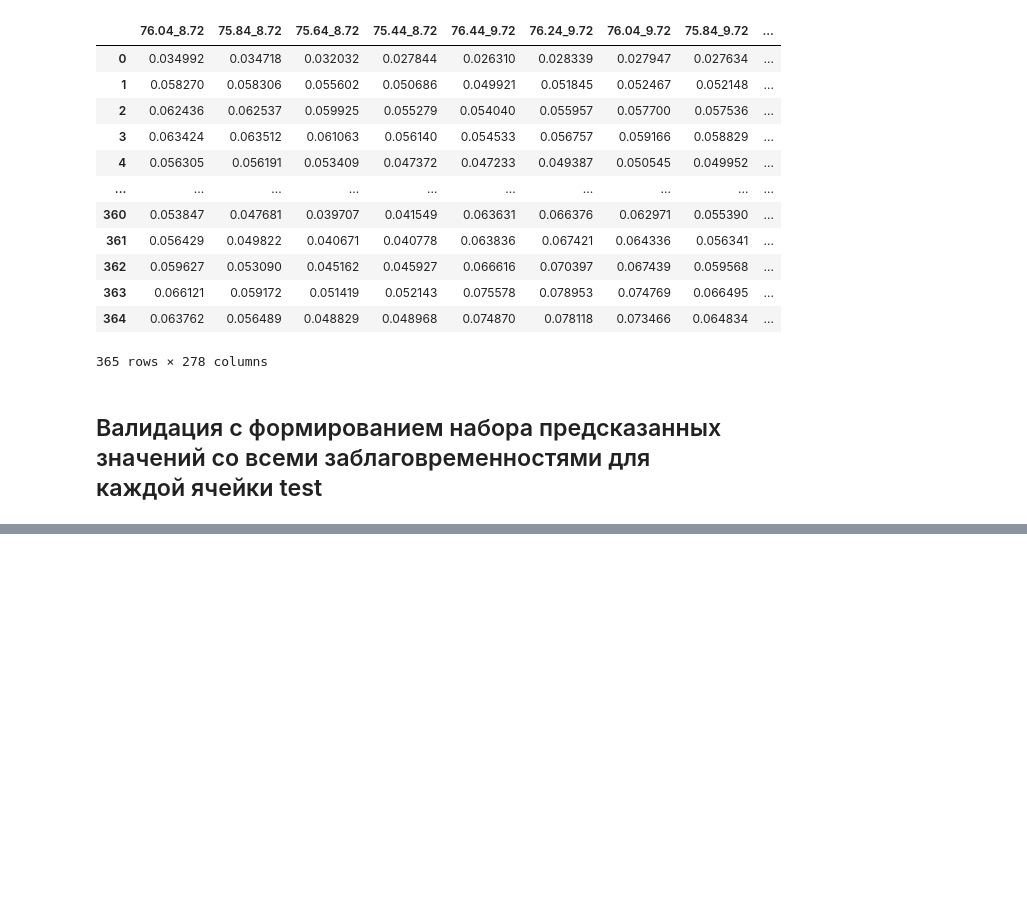
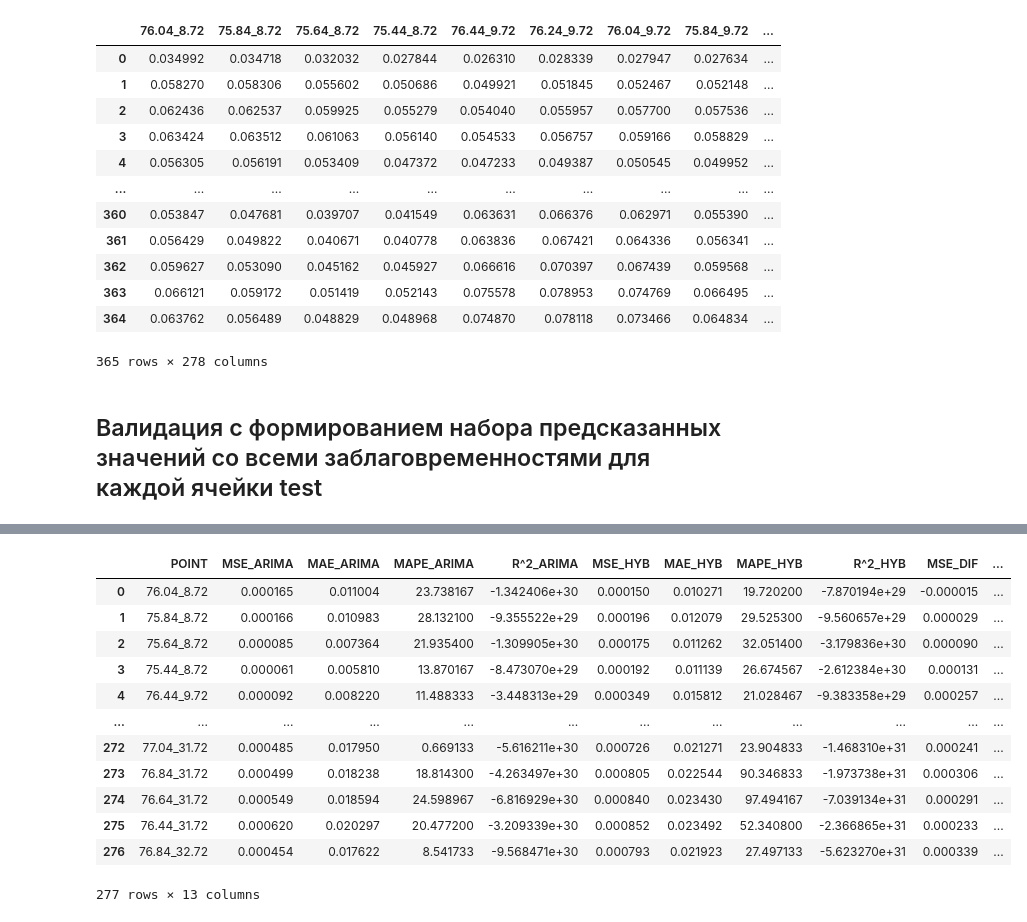
Before and after one commit to ChrisLisbon/ITMO_master_degree_classes, a Jupyter notebook: Research_work(NEMO)/2.2_grid_validation.ipynb, the cells around one changed output, grey strips where cells are left out. Drawn from its saved outputs; the diff is of its cells as text; code cells hidden in the pictures; blank space fills up the shorter version.

```diff
--- a/Research_work(NEMO)/2.2_grid_validation.ipynb
+++ b/Research_work(NEMO)/2.2_grid_validation.ipynb
@@ -175,0 +205,20 @@ errors_df
+# %%
+errors_df['MSE_DIF']=abs(errors_df['MSE_HYB'])-abs(errors_df['MSE_ARIMA'])
+errors_df['MAE_DIF']=abs(errors_df['MAE_HYB'])-abs(errors_df['MAE_ARIMA'])
+errors_df['MAPE_DIF']=abs(errors_df['MAPE_HYB'])-abs(errors_df['MAPE_ARIMA'])
+errors_df['R^2_DIF']=abs(errors_df['R^2_HYB'])-abs(errors_df['R^2_ARIMA'])
+errors_df
+# %% [output]
+|  | POINT | MSE_ARIMA | MAE_ARIMA | MAPE_ARIMA | R^2_ARIMA | MSE_HYB | MAE_HYB | MAPE_HYB | R^2_HYB | MSE_DIF | ... |
+| 0 | 76.04_8.72 | 0.000165 | 0.011004 | 23.738167 | -1.342406e+30 | 0.000150 | 0.010271 | 19.720200 | -7.870194e+29 | -0.000015 | ... |
+| 1 | 75.84_8.72 | 0.000166 | 0.010983 | 28.132100 | -9.355522e+29 | 0.000196 | 0.012079 | 29.525300 | -9.560657e+29 | 0.000029 | ... |
+| 2 | 75.64_8.72 | 0.000085 | 0.007364 | 21.935400 | -1.309905e+30 | 0.000175 | 0.011262 | 32.051400 | -3.179836e+30 | 0.000090 | ... |
+| 3 | 75.44_8.72 | 0.000061 | 0.005810 | 13.870167 | -8.473070e+29 | 0.000192 | 0.011139 | 26.674567 | -2.612384e+30 | 0.000131 | ... |
+| 4 | 76.44_9.72 | 0.000092 | 0.008220 | 11.488333 | -3.448313e+29 | 0.000349 | 0.015812 | 21.028467 | -9.383358e+29 | 0.000257 | ... |
+| ... | ... | ... | ... | ... | ... | ... | ... | ... | ... | ... | ... |
+| 272 | 77.04_31.72 | 0.000485 | 0.017950 | 0.669133 | -5.616211e+30 | 0.000726 | 0.021271 | 23.904833 | -1.468310e+31 | 0.000241 | ... |
+| 273 | 76.84_31.72 | 0.000499 | 0.018238 | 18.814300 | -4.263497e+30 | 0.000805 | 0.022544 | 90.346833 | -1.973738e+31 | 0.000306 | ... |
+| 274 | 76.64_31.72 | 0.000549 | 0.018594 | 24.598967 | -6.816929e+30 | 0.000840 | 0.023430 | 97.494167 | -7.039134e+31 | 0.000291 | ... |
+| 275 | 76.44_31.72 | 0.000620 | 0.020297 | 20.477200 | -3.209339e+30 | 0.000852 | 0.023492 | 52.340800 | -2.366865e+31 | 0.000233 | ... |
+| 276 | 76.84_32.72 | 0.000454 | 0.017622 | 8.541733 | -9.568471e+30 | 0.000793 | 0.021923 | 27.497133 | -5.623270e+31 | 0.000339 | ... |
+277 rows × 13 columns
```
Also changed, not shown: parts of 5 cells of this notebook, 6 other files.
